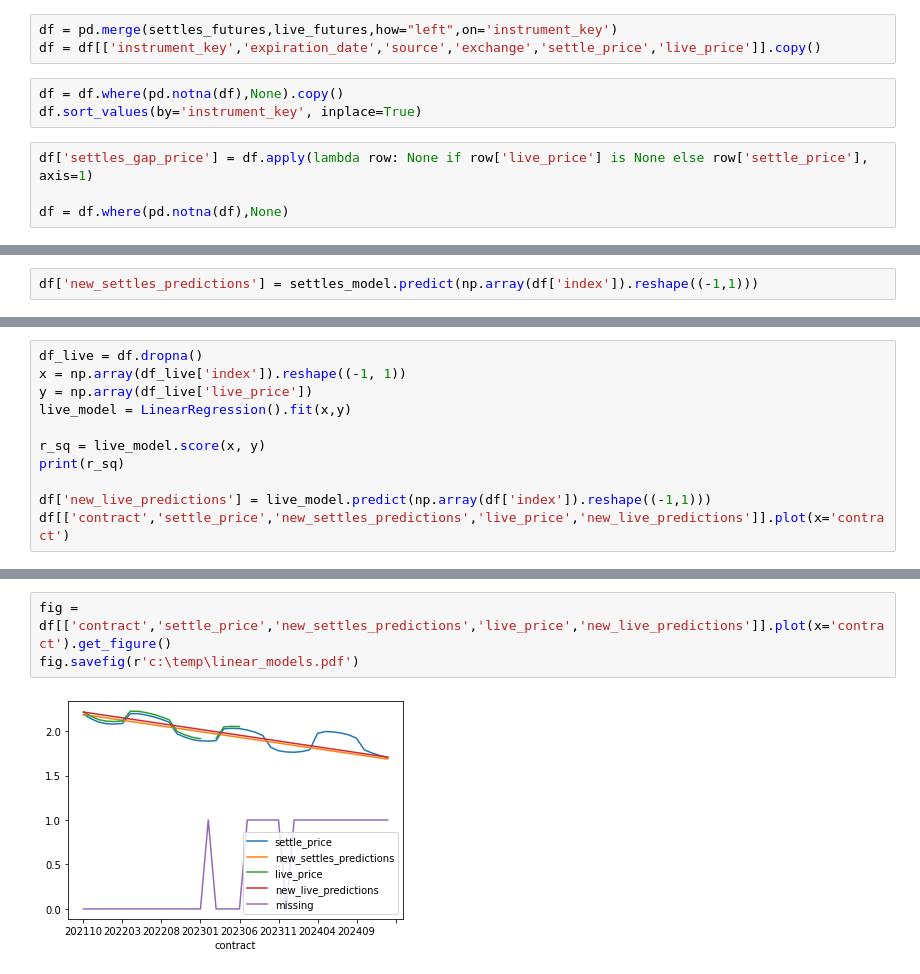
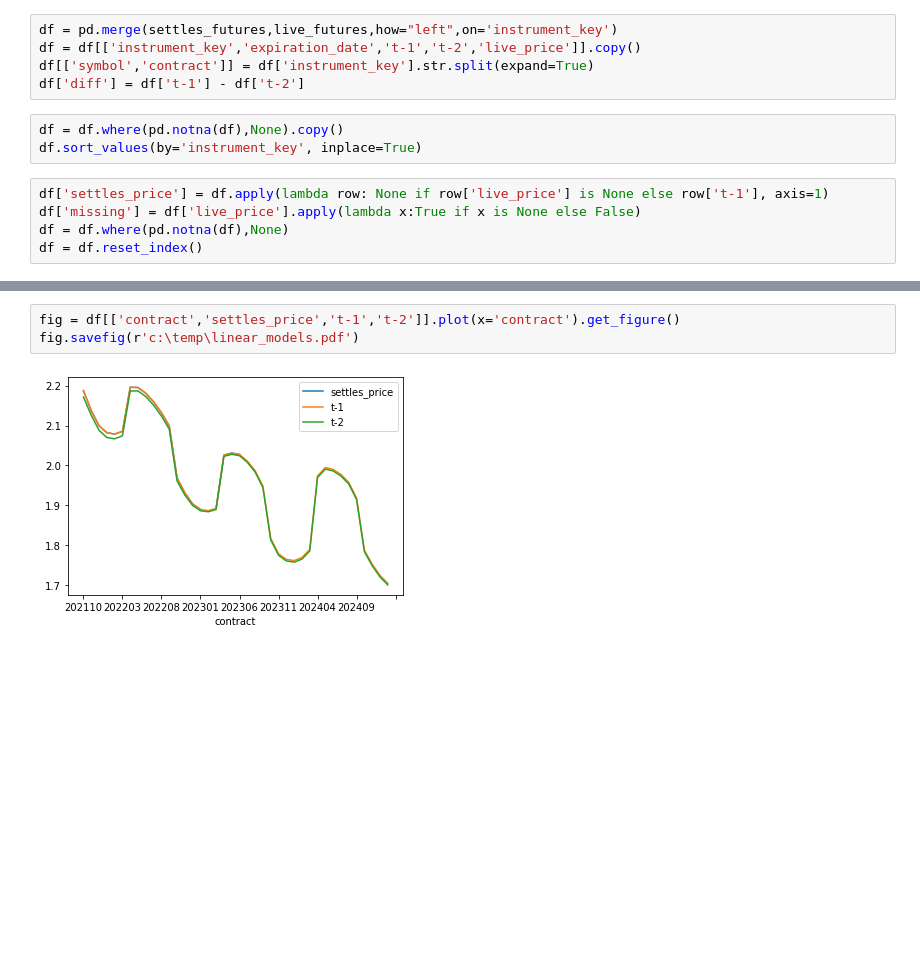
Before and after one commit to akamatht/utils, a Jupyter notebook: ttda_utils/notebooks/live_price_interpolation.ipynb, the cells around one changed output, grey strips where cells are left out. Cells and saved outputs as stored; diff of their text form; blank space fills up the shorter version.

```diff
--- a/ttda_utils/notebooks/live_price_interpolation.ipynb
+++ b/ttda_utils/notebooks/live_price_interpolation.ipynb
@@ -29,11 +30,14 @@ live_futures = live[~live['instr'].str.contains('-')].reset_index(drop=True).cop
 settles_futures = settles.copy()
 # %%
 df = pd.merge(settles_futures,live_futures,how="left",on='instrument_key')
-df = df[['instrument_key','expiration_date','source','exchange','settle_price','live_price']].copy()
+df = df[['instrument_key','expiration_date','t-1','t-2','live_price']].copy()
+df[['symbol','contract']] = df['instrument_key'].str.split(expand=True)
+df['diff'] = df['t-1'] - df['t-2']
 # %%
 df = df.where(pd.notna(df),None).copy()
 df.sort_values(by='instrument_key', inplace=True)
 # %%
-df['settles_gap_price'] = df.apply(lambda row: None if row['live_price'] is None else row['settle_price'], axis=1)
-
+df['settles_price'] = df.apply(lambda row: None if row['live_price'] is None else row['t-1'], axis=1)
+df['missing'] = df['live_price'].apply(lambda x:True if x is None else False)
 df = df.where(pd.notna(df),None)
+df = df.reset_index()
@@ -53,2 +43,0 @@ print(r_sq)
-# %%
-df['new_settles_predictions'] = settles_model.predict(np.array(df['index']).reshape((-1,1)))
@@ -62,11 +43,0 @@ df['missing'] = df['live_price'].apply(lambda x:True if x is None else False)
-# %%
-df_live = df.dropna()
-x = np.array(df_live['index']).reshape((-1, 1))
-y = np.array(df_live['live_price'])
-live_model = LinearRegression().fit(x,y)
-
-r_sq = live_model.score(x, y)
-print(r_sq)
-
-df['new_live_predictions'] = live_model.predict(np.array(df['index']).reshape((-1,1)))
-df[['contract','settle_price','new_settles_predictions','live_price','new_live_predictions']].plot(x='contract')
@@ -77,5 +44,5 @@ df[['contract','settle_price','new_settles_predictions','live_price','new_live_p
 # %%
-fig = df[['contract','settle_price','new_settles_predictions','live_price','new_live_predictions']].plot(x='contract').get_figure()
+fig = df[['contract','settles_price','t-1','t-2']].plot(x='contract').get_figure()
 fig.savefig(r'c:\temp\linear_models.pdf')
 # %% [output]
-[figure, old version]
+[figure, new version]
```
Also changed, not shown: parts of 21 cells of this notebook.
